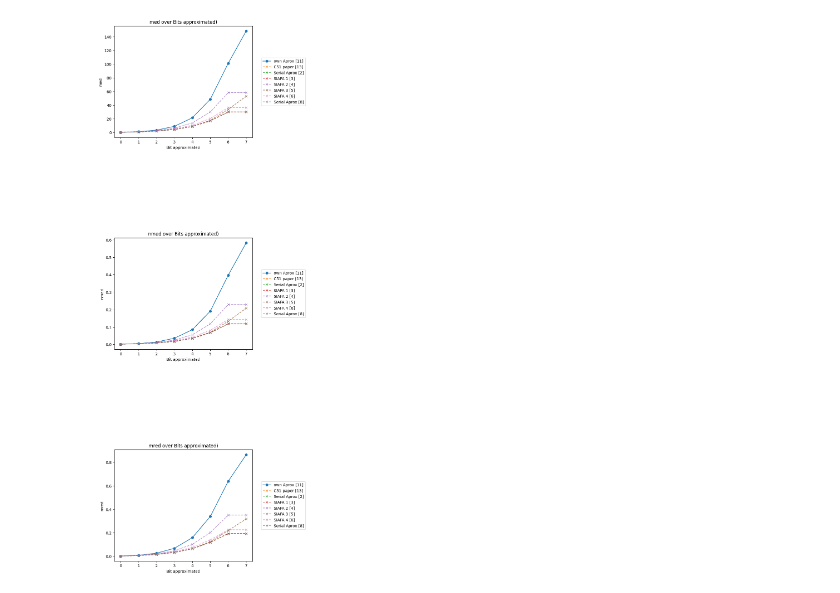
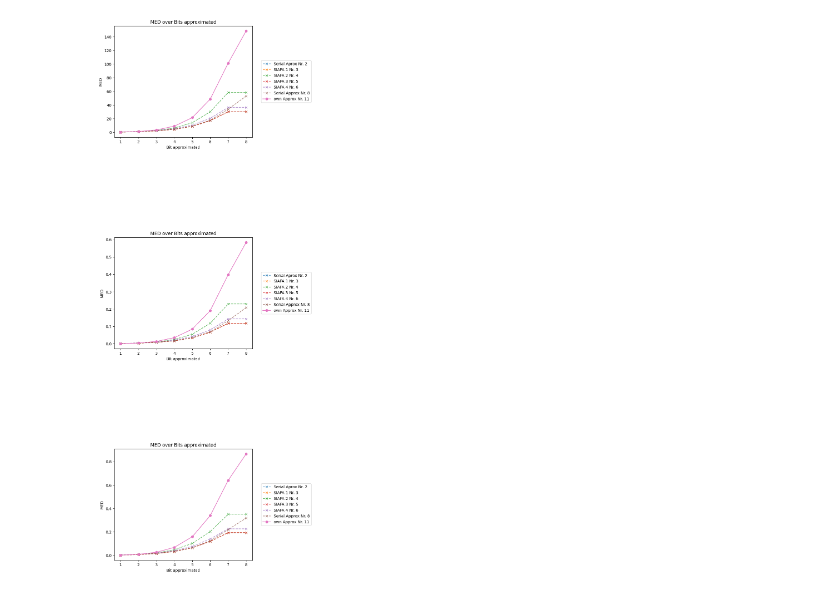
Before and after one commit to fsengi/epcExercise, a Jupyter notebook: final_project/image_processing/8Bit_qualitymetrics.ipynb, the cells around one changed output. Drawn from its saved outputs; the diff is of its cells as text; code cells hidden in the pictures.

```diff
--- a/final_project/image_processing/8Bit_qualitymetrics.ipynb
+++ b/final_project/image_processing/8Bit_qualitymetrics.ipynb
@@ -238,14 +218,13 @@ res_exact = np.zeros(32895)
 res_approx = np.zeros(32895)
 
 list_algo = []
-list_algo.append("own Aprox [11]")
-list_algo.append("C51 paper [13]")
-list_algo.append("Serial Aprox [2]")
-list_algo.append("SIAFA 1 [3]")
-list_algo.append("SIAFA 2 [4]")
-list_algo.append("SIAFA 3 [5]")
-list_algo.append("SIAFA 4 [6]")
-list_algo.append("Serial Aprox [8]")
+list_algo.append("Serial Aprox Nr. 2")
+list_algo.append("SIAFA 1 Nr. 3")
+list_algo.append("SIAFA 2 Nr. 4")
+list_algo.append("SIAFA 3 Nr. 5")
+list_algo.append("SIAFA 4 Nr. 6")
+list_algo.append("Serial Approx Nr. 8")
+list_algo.append("own Approx Nr. 11")
 
 for algo in list_algo:
     for Bit in range(0,8):
@@ -256,12 +235,11 @@ for algo in list_algo:
                     continue
                 a = a + 1
                 res_approx[a] = MyNbitAdder(a=i, b=j, Algo=algo, Bit=Bit)
-                res_exact[a] = MyNbitAdder(a=i, b=j, Algo="exact Serial [1]", Bit=Bit)
-        # print(a)
-        # print(np.sum(res_exact-res_approx))
-        med = MED(res_exact,res_approx, roundFlag=True)
-        nmed = NMED(res_exact,res_approx, roundFlag=True)
-        mred = MRED(res_exact,res_approx, roundFlag=True)
+                res_exact[a] = MyNbitAdder(a=i, b=j, Algo="exact Serial [1]", Bit=0)
+
+        med = MED(res_exact,res_approx, roundFlag=False)
+        nmed = NMED(res_exact,res_approx, roundFlag=False)
+        mred = MRED(res_exact,res_approx, roundFlag=False)
 
         loaded_dict[algo]["med"].append(med)
         loaded_dict[algo]["nmed"].append(nmed)
@@ -276,6 +254,9 @@ for algo in list_algo:
 
         res_exact = np.zeros(32895)
         res_approx = np.zeros(32895)
+        med = 0
+        nmed = 0
+        mred = 0
 
 with open('8BitRCA.json', 'w') as json_file:
     json.dump(loaded_dict, json_file, indent=4)
@@ -316,36 +297,35 @@ Serial Aprox [8] Bit:7 med: 53.01 nmed: 0.20789 mred: 0.31854
 # %%
 #error metrics list
 metrics_list = ["med", "nmed", "mred"]
 rows = len(metrics_list)
 coll = 1
 
 fig, axs = plt.subplots(rows, coll )
 plt.subplots_adjust(left=0.125, bottom=6, right=0.9, top=10, wspace=1, hspace=0.9)
-
+xlist = [1,2,3,4,5,6,7,8]
 #blurring
 # loop throw all Bitpositions
 for indexMetric, metric in enumerate(metrics_list):
-
     for indexalgo, algo in enumerate(list_algo):
         if 'own' in algo:
-            axs[indexMetric].plot(loaded_dict[algo][metric], "o-", label=algo)
+            axs[indexMetric].plot(xlist,loaded_dict[algo][metric], "o-", label=algo)
         else:
-            if metric == 'energy_con' or 'exact' not in algo:
-                axs[indexMetric].plot(loaded_dict[algo][metric], "x--", label=algo, alpha=0.7)
+            axs[indexMetric].plot(xlist, loaded_dict[algo][metric], "x--", label=algo, alpha=0.7)
 
     if "ssi" in metric:
         axs[indexMetric].axhline(y=0.9, color='0.8', linestyle='-', label='90%')
     if "psnr" in metric:
         axs[indexMetric].axhline(y=30, color='0.8', linestyle='-', label='30dB')
     # if metric == 'nmed' or metric == 'mred':
         # axs[indexMetric].set_yscale('log')
-    axs[indexMetric].set_title(f"{metric} over Bits approximated)")
+
+    axs[indexMetric].set_title(f"MED over Bits approximated")
     axs[indexMetric].set_xlabel("Bit approximated")
-    axs[indexMetric].set_ylabel(f'{metric}')
+    axs[indexMetric].set_ylabel(f'MED')
     # axs[indexMetric].legend()
     axs[indexMetric].legend(bbox_to_anchor=(1.05, 0.5), loc='center left')
 
 # plt.tight_layout()  # Adjust layout to prevent overlapping
 plt.show()
 # %% [output]
-[figure, old version]
+[figure, new version]
```
Also changed, not shown: parts of 4 cells of this notebook, 8 other files.
